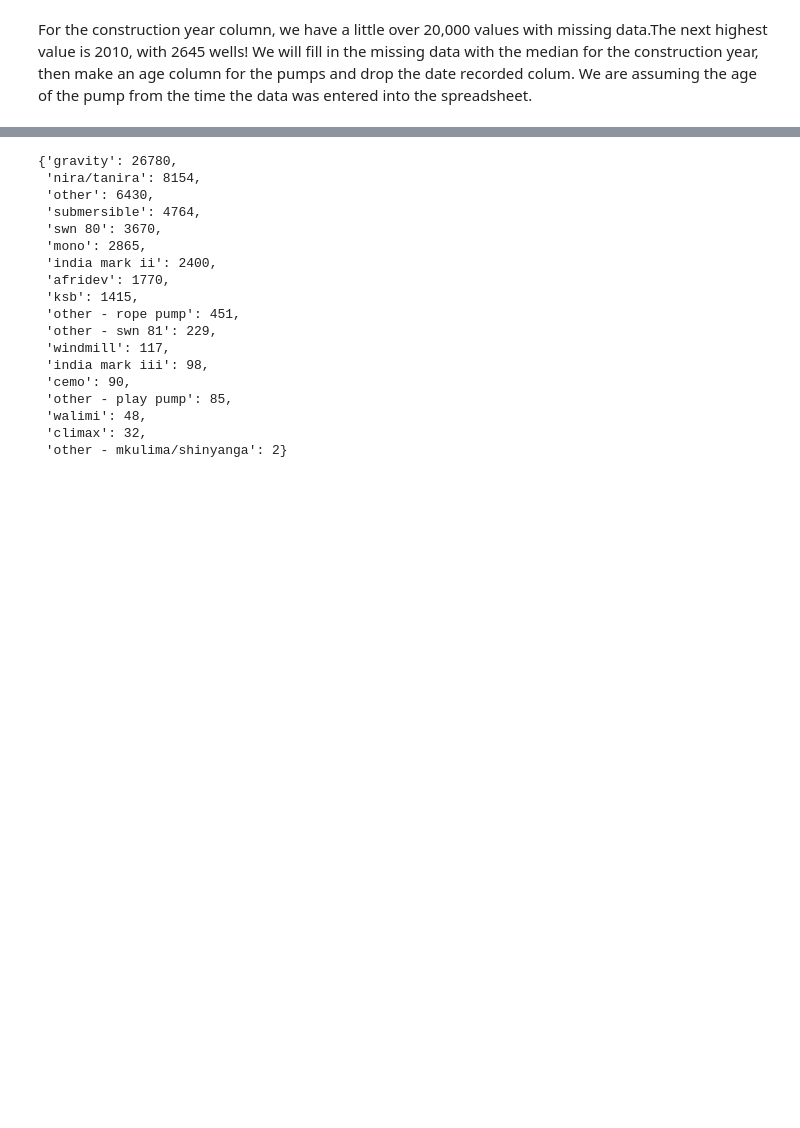
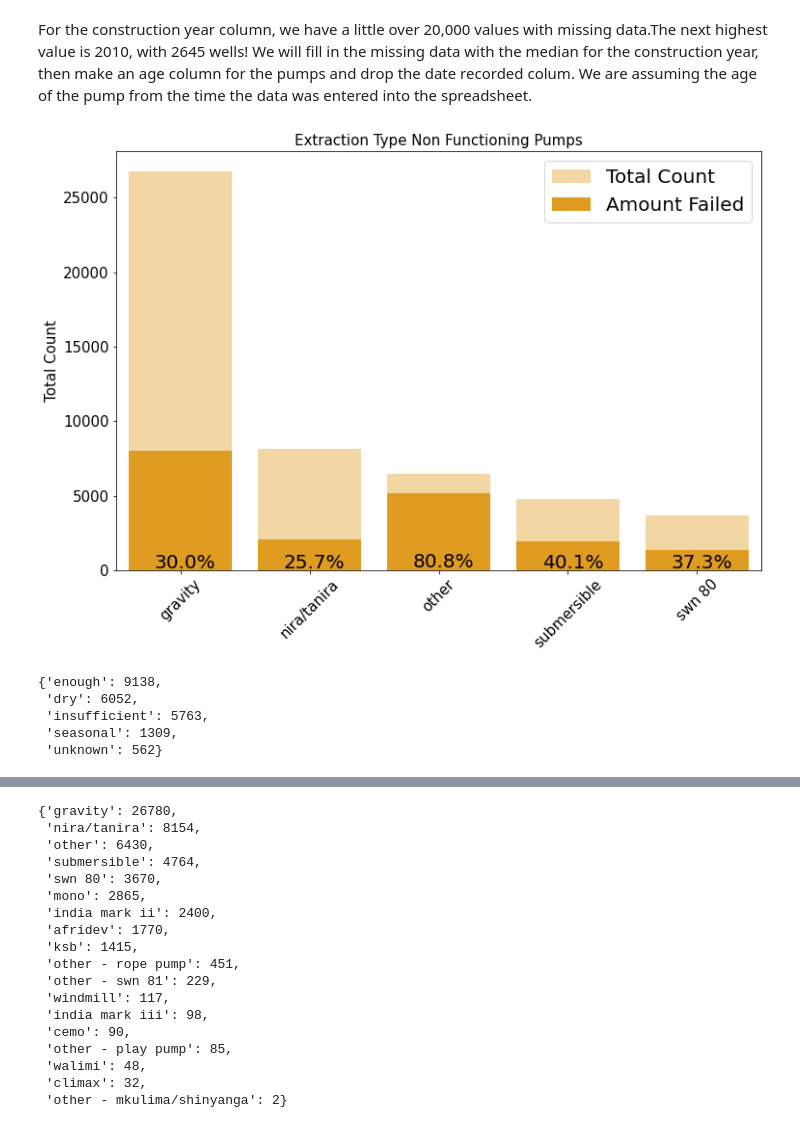
Before and after one commit to ericdnbn/machine_learning_water_pump_data_tanzania, a Jupyter notebook: Mitch_Wkbook.ipynb, the cells around one changed output, grey strips where cells are left out. Cells and saved outputs as stored; diff of their text form; code cells hidden in the pictures; blank space fills up the shorter version.

```diff
--- a/Mitch_Wkbook.ipynb
+++ b/Mitch_Wkbook.ipynb
@@ -209,6 +196,7 @@ def total_val_count(column):
 
 
 def val_count_nf(column):
+    '''Creates a dictionary with all non functioning pumps'''
     df_val = pd.DataFrame(df1.loc[(df1['status'] == 1)])
     counts = {}
     for i in df_val[column]:
@@ -217,12 +205,20 @@ def val_count_nf(column):
     return counts_sorted
 
 def addlabels(x,y,left,up):
+    '''Add labels to a bar graph'''
     for i in range(len(x)):
         plt.text(i-left,y[i]+up,y[i])
+
+def addlabelsbig(x,y,left,up):
+    '''Add Big labels to a bar graph'''
+    for i in range(len(x)):
+        plt.text(i-left,y[i]+up,f'{y[i]}%',fontsize=20,color='black')
+
 
 def percent_dict(column):
 
     '''Creates a dictionary that has highest percent of non functioning pumps'''
+
     percent= []
     lst = list(df1[column].unique())
     for val in lst:
@@ -244,8 +240,11 @@ def visualize(dictionary,title=None):
     ax.set_title(title,fontsize=15)
     ax.set_ylabel('Percent Non Functioning',fontsize=15);
 
-def stack_it(column,title=None):
-    fig , axes = plt.subplots(nrows=1,ncols=1,figsize=(12,8))
+def stack_it(column,title=None,addlabels=False):
+    '''Returns Barplot showing total count of catgory type with percent of failure '''
+
+    fig , ax= plt.subplots(nrows=1,ncols=1,figsize=(12,8))
+
 
     column_count = total_val_count(column)
     nums = list(column_count.values())[:5]
@@ -256,8 +255,27 @@ def stack_it(column,title=None):
         for y in transform.keys():
             if x == y:
                 num_failed.append(transform[y])
+    percent_failed = [round((i / j)*100,1) for i, j in zip(num_failed, nums)]
 
-
-    sns.barplot(x=top_5,y=nums,alpha=.4,label='Total Count')
-
-    sns.barplot(x=top_5, y=num_failed,label='Amount Failed')
+    ax.set_title(title,fontsize=15)
+    sns.barplot(x=top_5,y=nums,alpha=.4,label='Total Count',color='orange')
+    ax.set_ylabel('Total Count',fontsize=15)
+    sns.barplot(x=top_5, y=num_failed,label='Amount Failed',color='orange')
+    plt.xticks(rotation=45,fontsize=15)
+    plt.yticks(fontsize=15)
+    if addlabels:
+        addlabelsbig(top_5,percent_failed,.2,100);
+# %%
+stack_it('extraction_type',title='Extraction Type Non Functioning Pumps',addlabels=True)
+plt.legend(fontsize=20)
+plt.savefig('images/Extraction Type Percent Failed');
+# %% [output]
+[figure, added]
+# %%
+val_count_nf('quantity')
+# %% [output]
+{'enough': 9138,
+ 'dry': 6052,
+ 'insufficient': 5763,
+ 'seasonal': 1309,
+ 'unknown': 562}
```
Also changed, not shown: parts of 12 cells of this notebook, 5 other files.
